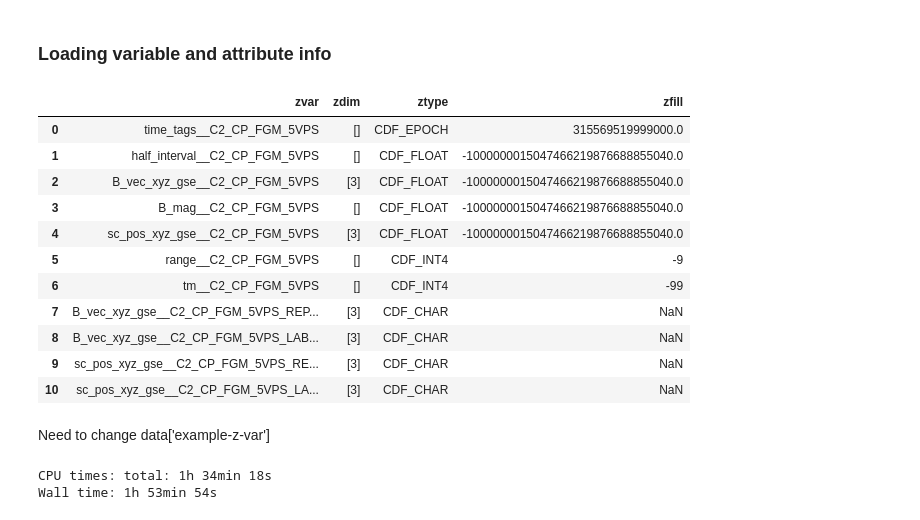
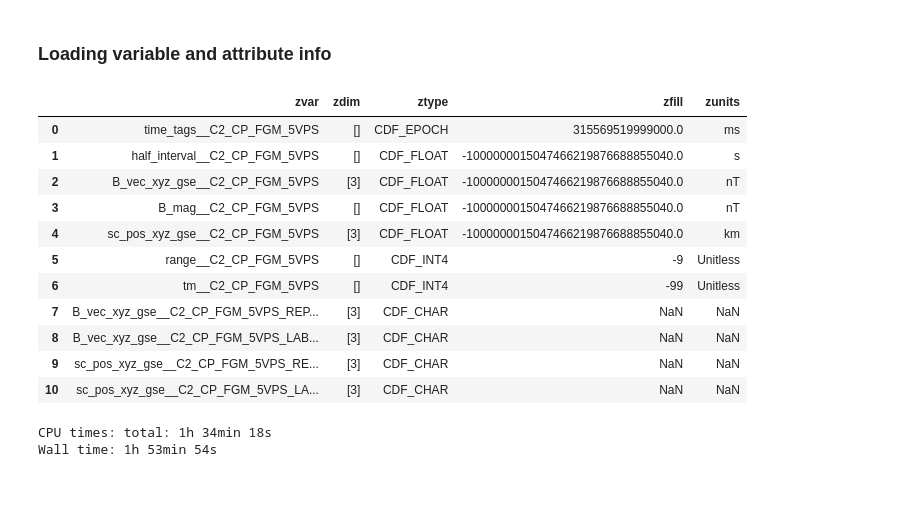
Before and after one commit to frozenglobe/leo-plasmas, a Jupyter notebook: tools/netCDF_out.ipynb, the cells around one changed output. Cells and saved outputs as stored; diff of their text form; code cells hidden in the pictures; blank space fills up the shorter version.

```diff
--- a/tools/netCDF_out.ipynb
+++ b/tools/netCDF_out.ipynb
@@ -13,46 +13,47 @@ import os
 # %%
 dir_path = "./5vbf"
 files = os.listdir(dir_path)
 
 file_in = cdflib.CDF(os.path.join(dir_path, files[0]))
 
 file_info = file_in.cdf_info()
 zvarinfo = file_info.zVariables
 
 znum = []
 zvar = []
 zdim = []
 zfill = []
 zdtype = []
+zunits = []
 
 for i in zvarinfo:
     ivar = file_in.varinq(i)
     znum.append(ivar.Num)
     zvar.append(ivar.Variable)
     zdim.append(ivar.Dim_Sizes)
     zdtype.append(ivar.Data_Type_Description)
     try:
         zfill.append(file_in.varattsget(i)['FILLVAL'])
+        zunits.append(file_in.varattsget(i)['UNITS'])
     except KeyError:
         zfill.append('NaN')
+        zunits.append('NaN')
         continue
 
-pd.DataFrame({'zvar': zvar, 'zdim': zdim, 'ztype': zdtype, 'zfill': zfill})
+pd.DataFrame({'zvar': zvar, 'zdim': zdim, 'ztype': zdtype, 'zfill': zfill, 'zunits': zunits})
 # %% [output]
-|  | zvar | zdim | ztype | zfill |
-| 0 | time_tags__C2_CP_FGM_5VPS | [] | CDF_EPOCH | 315569519999000.0 |
-| 1 | half_interval__C2_CP_FGM_5VPS | [] | CDF_FLOAT | -1000000015047466219876688855040.0 |
-| 2 | B_vec_xyz_gse__C2_CP_FGM_5VPS | [3] | CDF_FLOAT | -1000000015047466219876688855040.0 |
-| 3 | B_mag__C2_CP_FGM_5VPS | [] | CDF_FLOAT | -1000000015047466219876688855040.0 |
-| 4 | sc_pos_xyz_gse__C2_CP_FGM_5VPS | [3] | CDF_FLOAT | -1000000015047466219876688855040.0 |
-| 5 | range__C2_CP_FGM_5VPS | [] | CDF_INT4 | -9 |
-| 6 | tm__C2_CP_FGM_5VPS | [] | CDF_INT4 | -99 |
-| 7 | B_vec_xyz_gse__C2_CP_FGM_5VPS_REP... | [3] | CDF_CHAR | NaN |
-| 8 | B_vec_xyz_gse__C2_CP_FGM_5VPS_LAB... | [3] | CDF_CHAR | NaN |
-| 9 | sc_pos_xyz_gse__C2_CP_FGM_5VPS_RE... | [3] | CDF_CHAR | NaN |
-| 10 | sc_pos_xyz_gse__C2_CP_FGM_5VPS_LA... | [3] | CDF_CHAR | NaN |
+|  | zvar | zdim | ztype | zfill | zunits |
+| 0 | time_tags__C2_CP_FGM_5VPS | [] | CDF_EPOCH | 315569519999000.0 | ms |
+| 1 | half_interval__C2_CP_FGM_5VPS | [] | CDF_FLOAT | -1000000015047466219876688855040.0 | s |
+| 2 | B_vec_xyz_gse__C2_CP_FGM_5VPS | [3] | CDF_FLOAT | -1000000015047466219876688855040.0 | nT |
+| 3 | B_mag__C2_CP_FGM_5VPS | [] | CDF_FLOAT | -1000000015047466219876688855040.0 | nT |
+| 4 | sc_pos_xyz_gse__C2_CP_FGM_5VPS | [3] | CDF_FLOAT | -1000000015047466219876688855040.0 | km |
+| 5 | range__C2_CP_FGM_5VPS | [] | CDF_INT4 | -9 | Unitless |
+| 6 | tm__C2_CP_FGM_5VPS | [] | CDF_INT4 | -99 | Unitless |
+| 7 | B_vec_xyz_gse__C2_CP_FGM_5VPS_REP... | [3] | CDF_CHAR | NaN | NaN |
+| 8 | B_vec_xyz_gse__C2_CP_FGM_5VPS_LAB... | [3] | CDF_CHAR | NaN | NaN |
+| 9 | sc_pos_xyz_gse__C2_CP_FGM_5VPS_RE... | [3] | CDF_CHAR | NaN | NaN |
+| 10 | sc_pos_xyz_gse__C2_CP_FGM_5VPS_LA... | [3] | CDF_CHAR | NaN | NaN |
-# %% [markdown]
-Need to change data['example-z-var']
 # %%
 %%time
 
```
Also changed, not shown: parts of 1 cell of this notebook, 3 other files.
